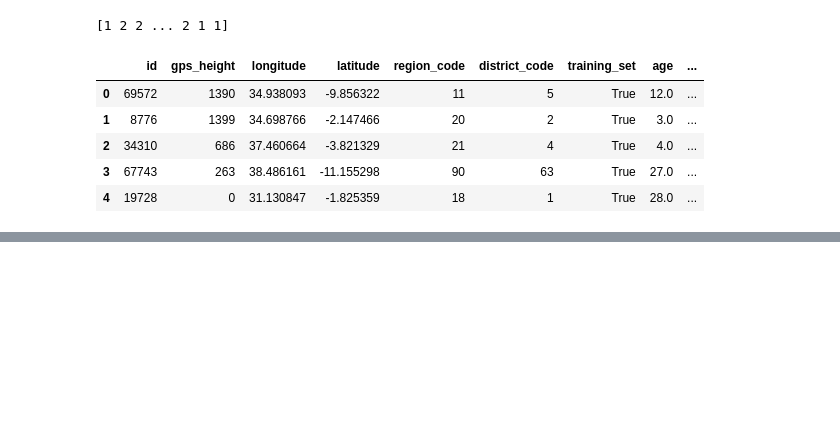
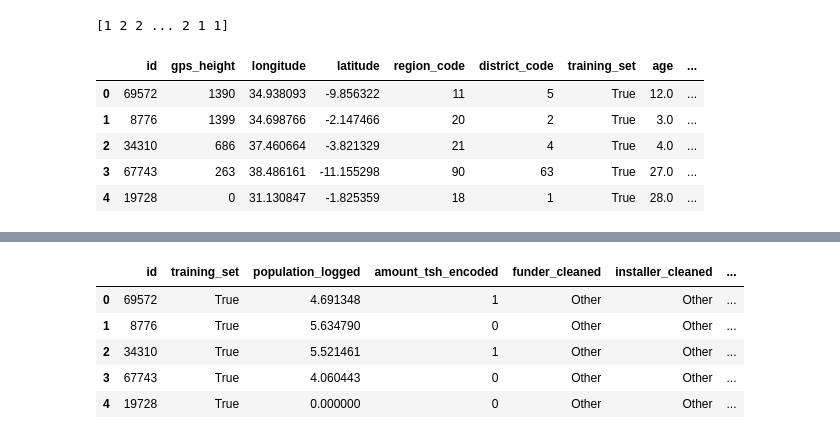
Before and after one commit to Captmoonshot/kaggle_waterpumps_2, a Jupyter notebook: final_model_2.ipynb, the cells around one changed output, grey strips where cells are left out. Drawn from its saved outputs; the diff is of its cells as text; code cells hidden in the pictures; blank space fills up the shorter version.

```diff
--- a/final_model_2.ipynb
+++ b/final_model_2.ipynb
@@ -1251,0 +1279,13 @@ df_full.head()
+# %%
+drop_list = ['region_code', 'district_code', 'age', 'longitude', 'latitude', 'gps_height']
+
+df_full.drop(drop_list, axis=1, inplace=True)
+# %%
+df_full.head()
+# %% [output]
+|  | id | training_set | population_logged | amount_tsh_encoded | funder_cleaned | installer_cleaned | ... |
+| 0 | 69572 | True | 4.691348 | 1 | Other | Other | ... |
+| 1 | 8776 | True | 5.634790 | 0 | Other | Other | ... |
+| 2 | 34310 | True | 5.521461 | 1 | Other | Other | ... |
+| 3 | 67743 | True | 4.060443 | 0 | Other | Other | ... |
+| 4 | 19728 | True | 0.000000 | 0 | Other | Other | ... |
```
Also changed, not shown: parts of 15 cells of this notebook, 3 other files.
